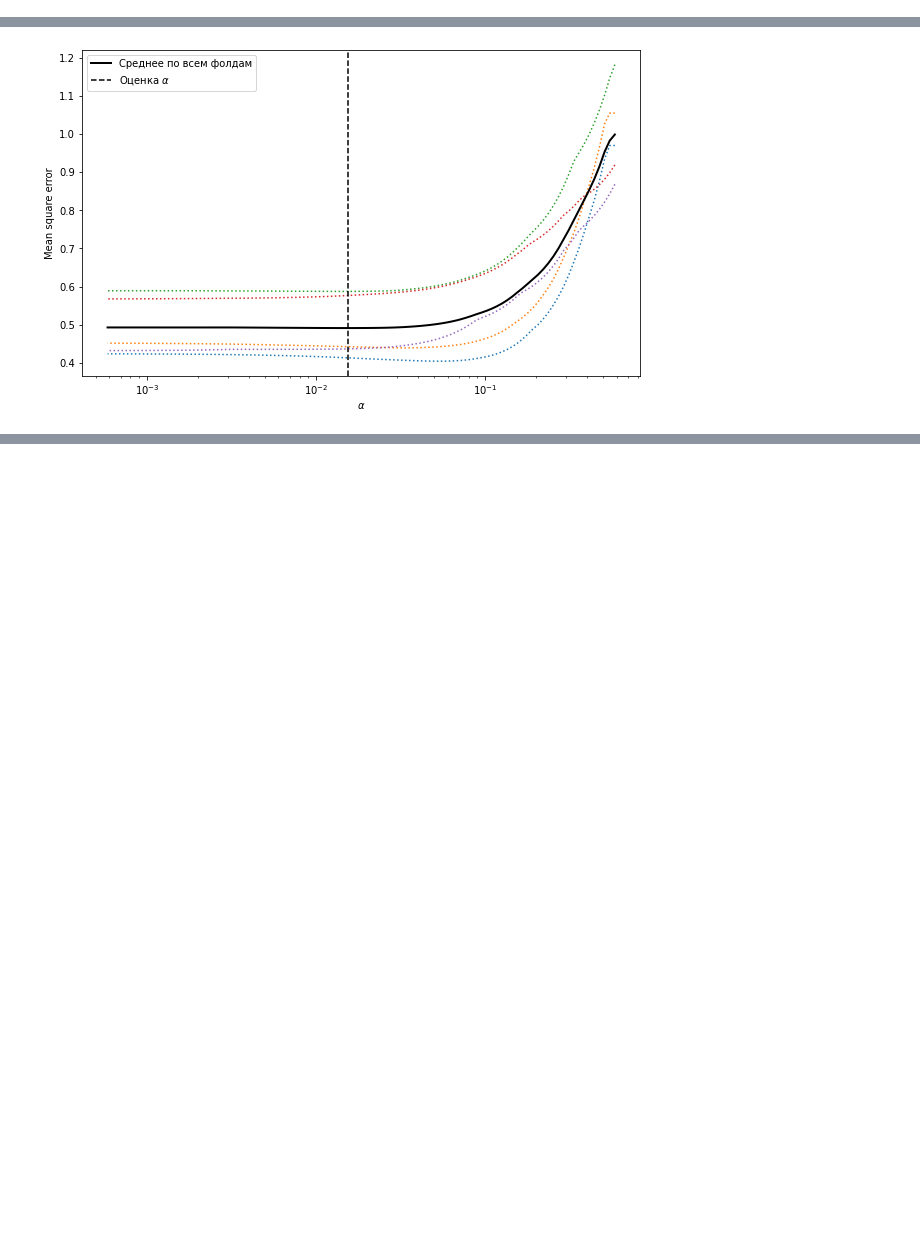
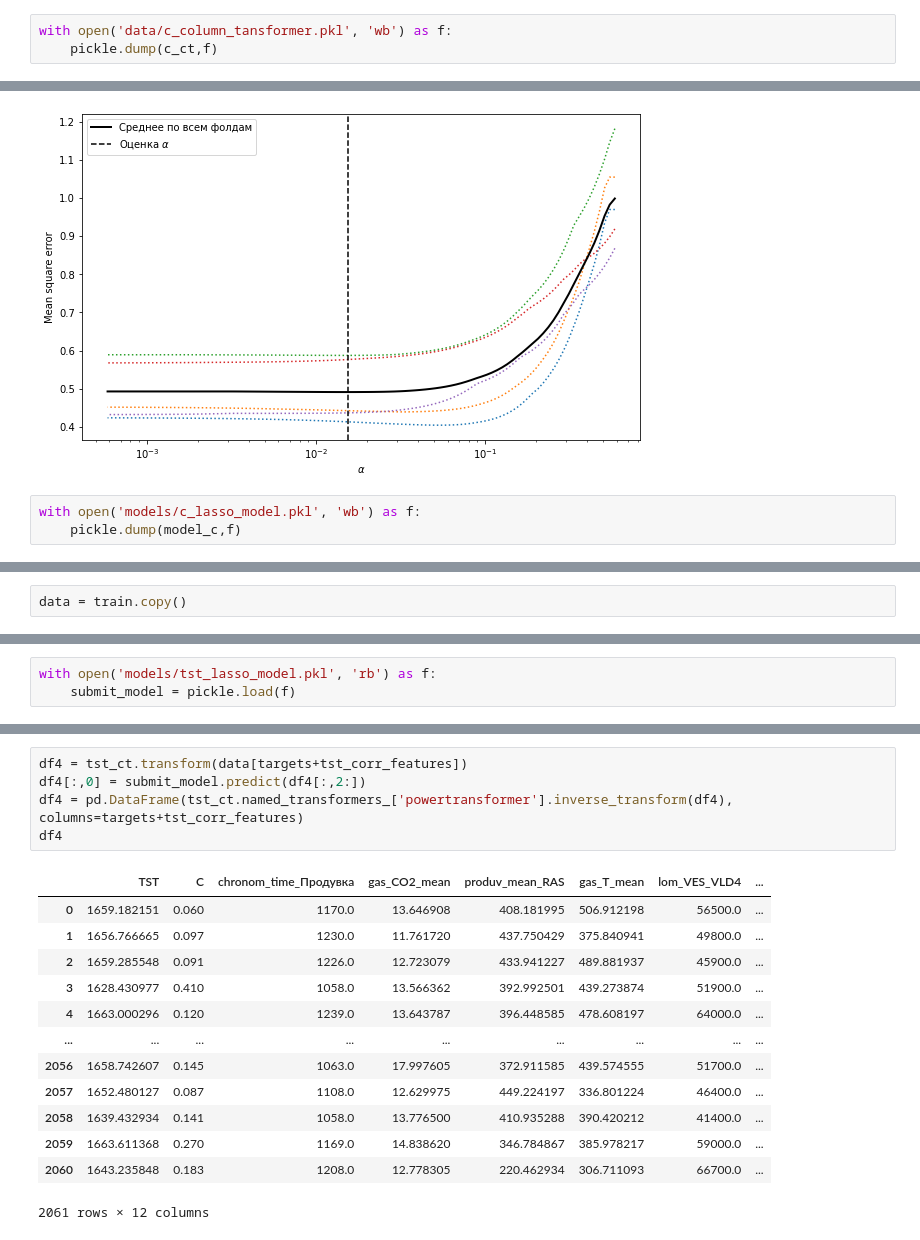
Before and after one commit to waico/evraz-hack, a Jupyter notebook: notebooks/LassoCV.ipynb, the cells around one changed output, grey strips where cells are left out. Cells and saved outputs as stored; diff of their text form; blank space fills up the shorter version.

```diff
--- a/notebooks/LassoCV.ipynb
+++ b/notebooks/LassoCV.ipynb
@@ -346,6 +362,9 @@ c_ct = make_column_transformer(
     (OneHotEncoder(handle_unknown='ignore'), cat_features),
     remainder='passthrough'
 )
+# %%
+with open('data/c_column_tansformer.pkl', 'wb') as f:
+    pickle.dump(c_ct,f)
 # %%
 cat_features
 # %% [output]
@@ -411,3 +432,6 @@ plt.ylabel("Mean square error")
 plt.show()
 # %% [output]
 [figure]
+# %%
+with open('models/c_lasso_model.pkl', 'wb') as f:
+    pickle.dump(model_c,f)
@@ -413,0 +440,2 @@ plt.show()
+# %%
+data = train.copy()
@@ -413,0 +444,3 @@ plt.show()
+# %%
+with open('models/tst_lasso_model.pkl', 'rb') as f:
+    submit_model = pickle.load(f)
@@ -413,0 +463,19 @@ plt.show()
+# %%
+df4 = tst_ct.transform(data[targets+tst_corr_features])
+df4[:,0] = submit_model.predict(df4[:,2:])
+df4 = pd.DataFrame(tst_ct.named_transformers_['powertransformer'].inverse_transform(df4), columns=targets+tst_corr_features)
+df4
+# %% [output]
+|  | TST | C | chronom_time_Продувка | gas_CO2_mean | produv_mean_RAS | gas_T_mean | lom_VES_VLD4 | ... |
+| 0 | 1659.182151 | 0.060 | 1170.0 | 13.646908 | 408.181995 | 506.912198 | 56500.0 | ... |
+| 1 | 1656.766665 | 0.097 | 1230.0 | 11.761720 | 437.750429 | 375.840941 | 49800.0 | ... |
+| 2 | 1659.285548 | 0.091 | 1226.0 | 12.723079 | 433.941227 | 489.881937 | 45900.0 | ... |
+| 3 | 1628.430977 | 0.410 | 1058.0 | 13.566362 | 392.992501 | 439.273874 | 51900.0 | ... |
+| 4 | 1663.000296 | 0.120 | 1239.0 | 13.643787 | 396.448585 | 478.608197 | 64000.0 | ... |
+| ... | ... | ... | ... | ... | ... | ... | ... | ... |
+| 2056 | 1658.742607 | 0.145 | 1063.0 | 17.997605 | 372.911585 | 439.574555 | 51700.0 | ... |
+| 2057 | 1652.480127 | 0.087 | 1108.0 | 12.629975 | 449.224197 | 336.801224 | 46400.0 | ... |
+| 2058 | 1639.432934 | 0.141 | 1058.0 | 13.776500 | 410.935288 | 390.420212 | 41400.0 | ... |
+| 2059 | 1663.611368 | 0.270 | 1169.0 | 14.838620 | 346.784867 | 385.978217 | 59000.0 | ... |
+| 2060 | 1643.235848 | 0.183 | 1208.0 | 12.778305 | 220.462934 | 306.711093 | 66700.0 | ... |
+2061 rows × 12 columns
```
Also changed, not shown: parts of 26 cells of this notebook, 1 other file.
